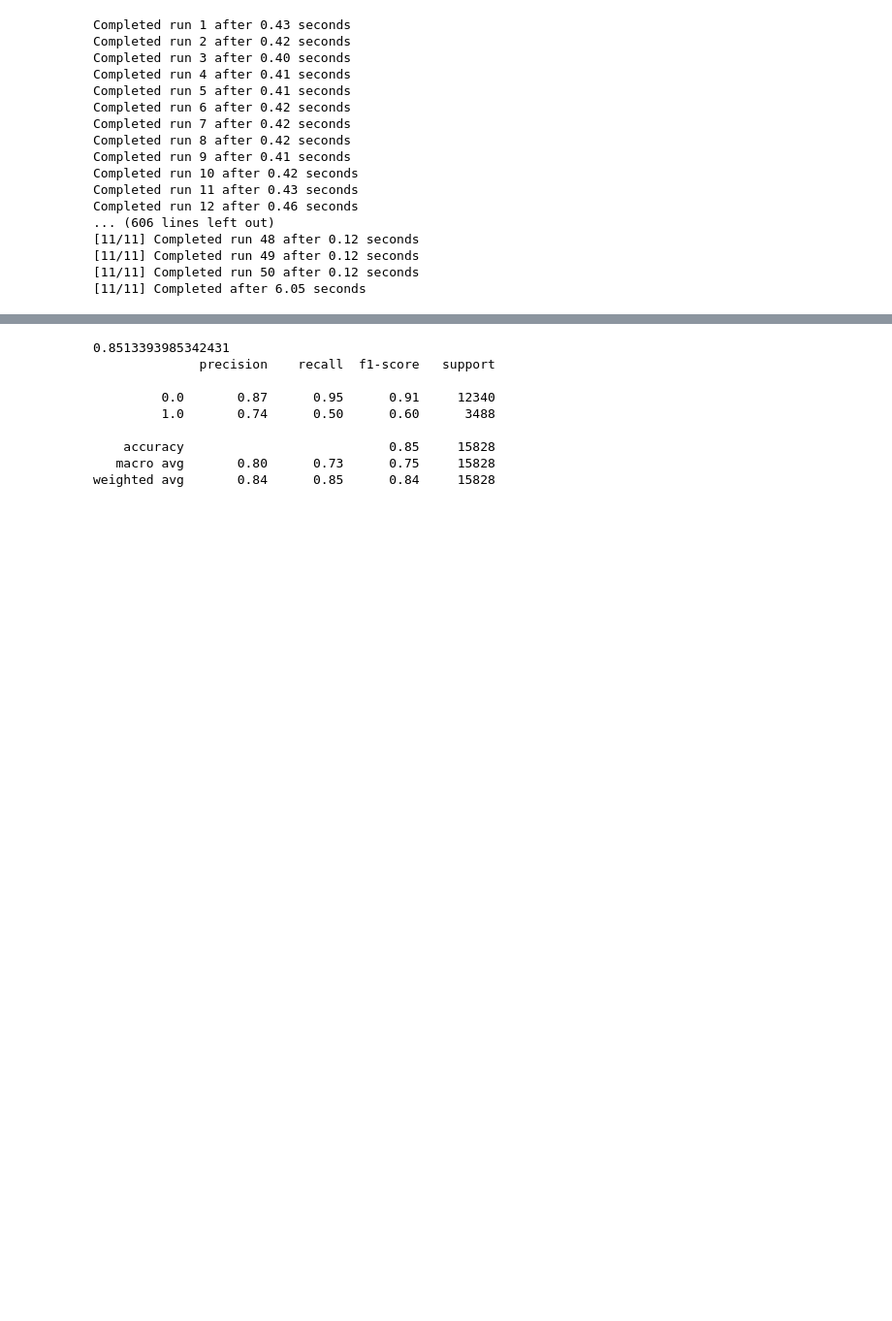
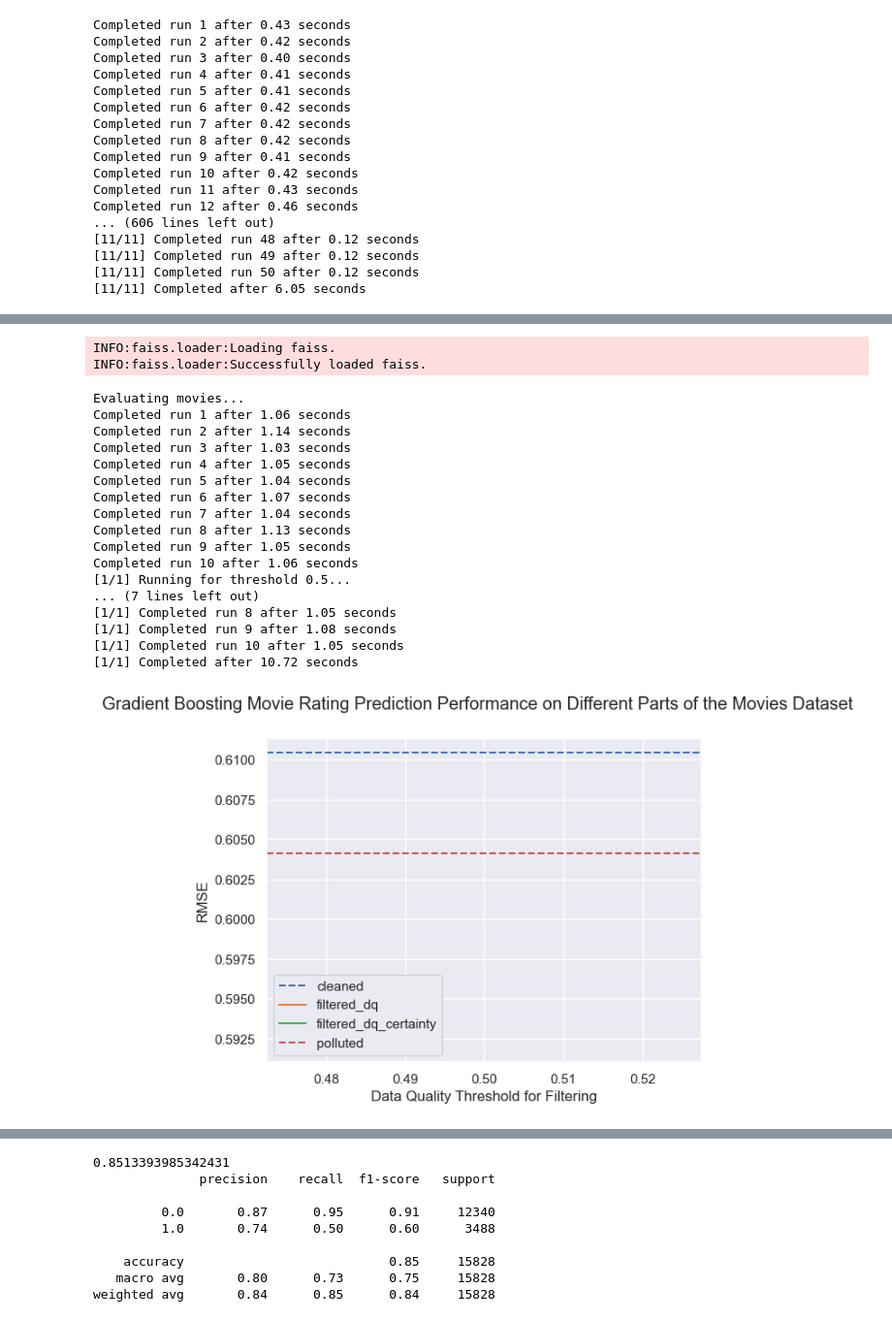
Before and after one commit to jb3rndt/ma-uncertainty-scripts, a Jupyter notebook: regression.ipynb, the cells around one changed output, grey strips where cells are left out. Shown at 97% size. Saved outputs shown, nothing was run; the diff lists cells and outputs as text; code cells hidden in the pictures; blank space fills up the shorter version.

```diff
--- a/regression.ipynb
+++ b/regression.ipynb
@@ -476,2 +344,28 @@ Completed run 10 after 0.96 seconds
+# %%
+from downstream import plot_results, run_downstream_task
+
+results_folder = run_downstream_task("movies")
+plot_results(results_folder)
+# %% [output]
+INFO:faiss.loader:Loading faiss.
+INFO:faiss.loader:Successfully loaded faiss.
+Evaluating movies...
+Completed run 1 after 1.06 seconds
+Completed run 2 after 1.14 seconds
+Completed run 3 after 1.03 seconds
+Completed run 4 after 1.05 seconds
+Completed run 5 after 1.04 seconds
+Completed run 6 after 1.07 seconds
+Completed run 7 after 1.04 seconds
+Completed run 8 after 1.13 seconds
+Completed run 9 after 1.05 seconds
+Completed run 10 after 1.06 seconds
+[1/1] Running for threshold 0.5...
+... (7 lines left out)
+[1/1] Completed run 8 after 1.05 seconds
+[1/1] Completed run 9 after 1.08 seconds
+[1/1] Completed run 10 after 1.05 seconds
+[1/1] Completed after 10.72 seconds
+[figure, added]
 # %%
 from pathlib import Path
```
Also changed, not shown: parts of 4 cells of this notebook, 7 other files.
